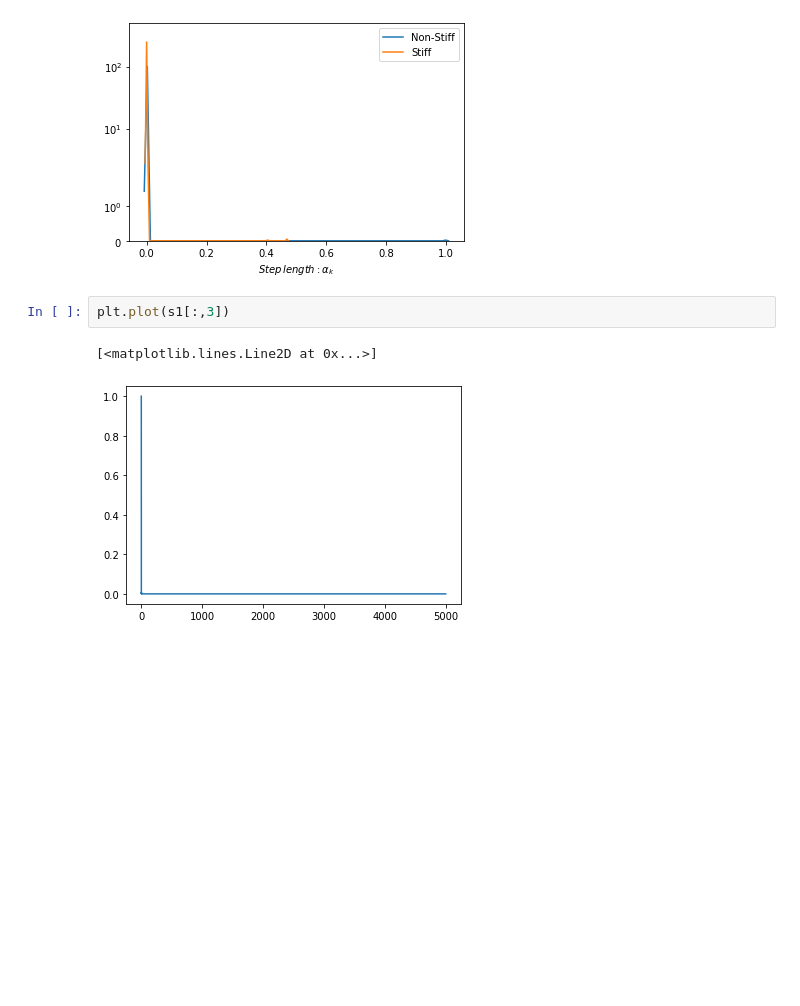
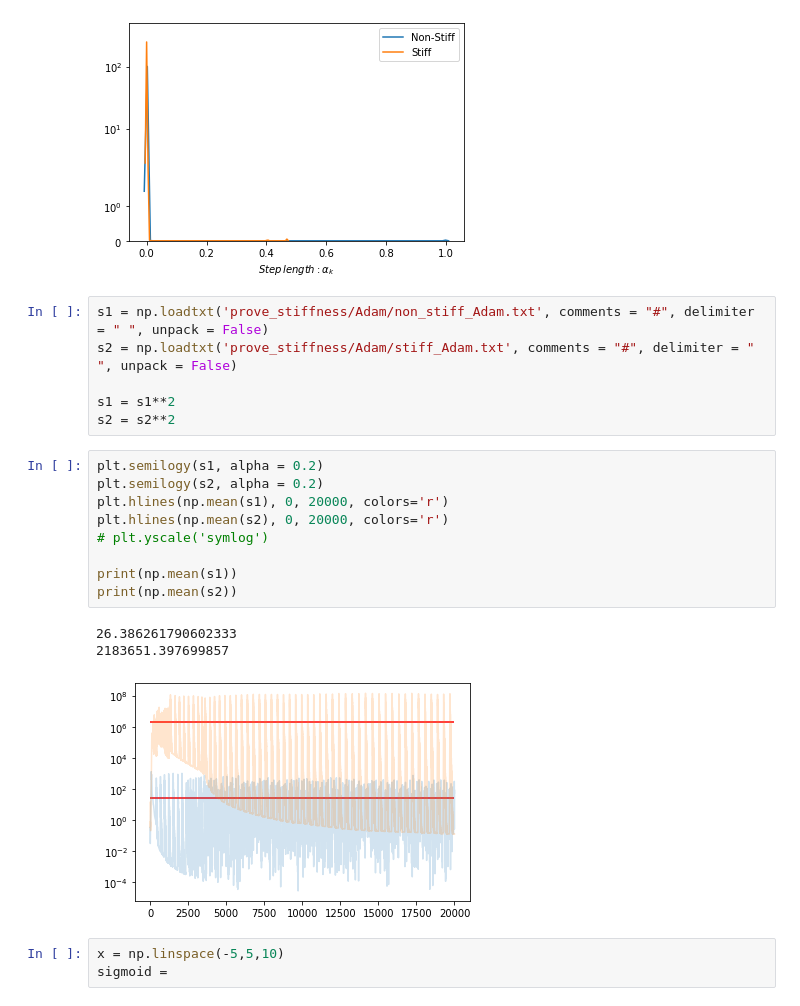
Before and after one commit to omniscientoctopus/Physics-Informed-Neural-Networks, a Jupyter notebook: Helmholtz Equation/Helmholtz_Equation_custom-line search.ipynb, the cells around one changed output. Cells and saved outputs as stored; diff of their text form; blank space fills up the shorter version.

```diff
--- a/Helmholtz Equation/Helmholtz_Equation_custom-line search.ipynb
+++ b/Helmholtz Equation/Helmholtz_Equation_custom-line search.ipynb
@@ -573,8 +560,25 @@ print(np.mean(s2[:,3]))
 0.0002073563428166721
 0.00017585155024532433
 [figure]
-# %%
-plt.plot(s1[:,3])
-# %% [output]
-[<matplotlib.lines.Line2D at 0x...>]
-[figure, removed]
+# %%
+s1 = np.loadtxt('prove_stiffness/Adam/non_stiff_Adam.txt', comments = "#", delimiter = " ", unpack = False)
+s2 = np.loadtxt('prove_stiffness/Adam/stiff_Adam.txt', comments = "#", delimiter = " ", unpack = False)
+
+s1 = s1**2
+s2 = s2**2
+# %%
+plt.semilogy(s1, alpha = 0.2)
+plt.semilogy(s2, alpha = 0.2)
+plt.hlines(np.mean(s1), 0, 20000, colors='r')
+plt.hlines(np.mean(s2), 0, 20000, colors='r')
+# plt.yscale('symlog')
+
+print(np.mean(s1))
+print(np.mean(s2))
+# %% [output]
+26.386261790602333
+2183651.397699857
+[figure, added]
+# %%
+x = np.linspace(-5,5,10)
+sigmoid =
```
Also changed, not shown: parts of 1 cell of this notebook, 9 other files.
